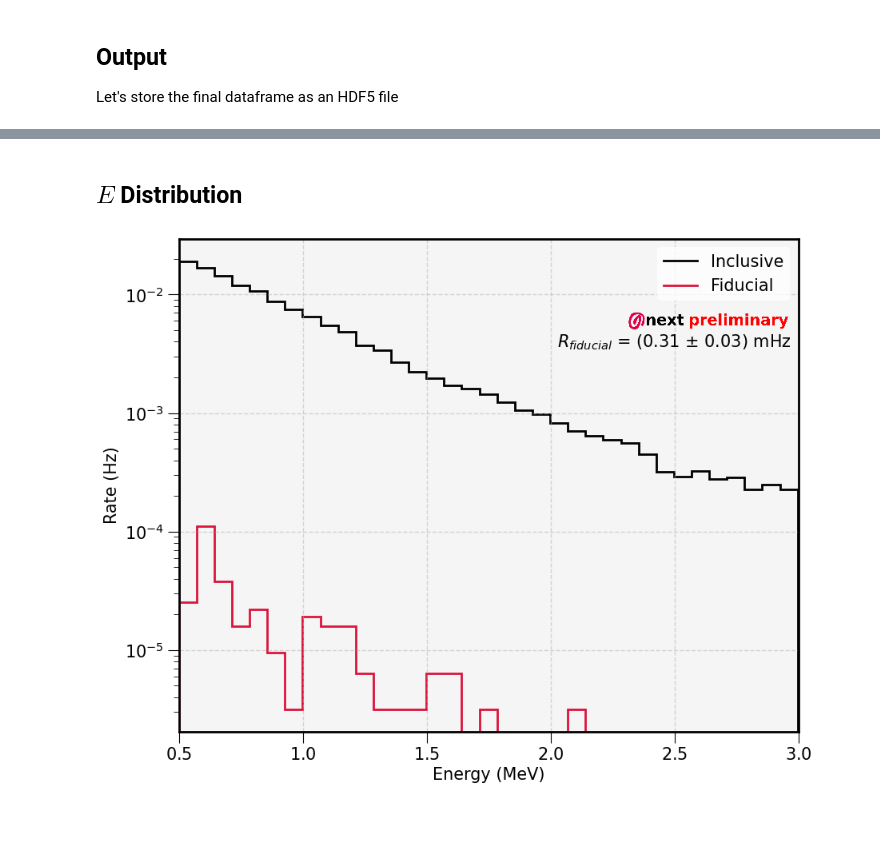
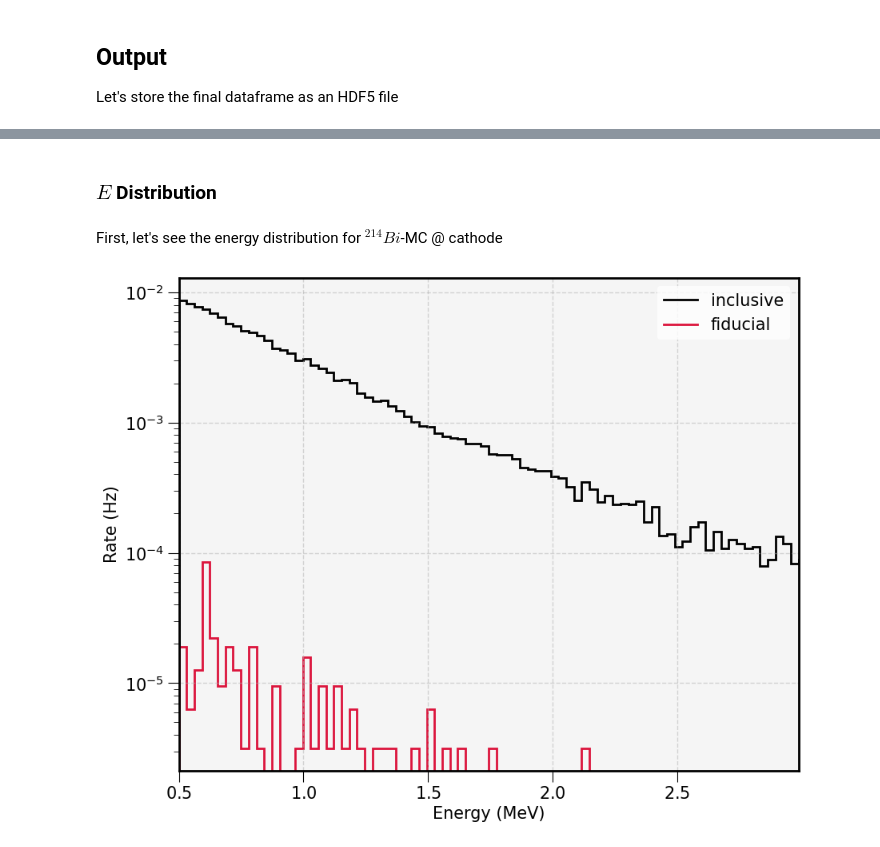
Before and after one commit to camacortespar/next-analysis, a Jupyter notebook: NEXT-100/Rn_analysis/02_Bi_MC.ipynb, the cells around one changed output, grey strips where cells are left out. Drawn from its saved outputs; the diff is of its cells as text; code cells hidden in the pictures; blank space fills up the shorter version.

Commit message:
Bi-MC analysis finished successfully. Let's see if we nedd to perform changes.

```diff
--- a/NEXT-100/Rn_analysis/02_Bi_MC.ipynb
+++ b/NEXT-100/Rn_analysis/02_Bi_MC.ipynb
@@ -839,7 +836,7 @@ all_sophronia_dfs = []
 
 # ----- Parallel Processing ----- #
 print(f"----- Processing {len(MC_PATHS)} files in parallel -----")
-results = Parallel(n_jobs=-1, verbose=10)(
+results = Parallel(n_jobs=-1, verbose=2)(
     delayed(process_mc_file)(h5_path) for h5_path in MC_PATHS
 )
 print("Processing complete.")
@@ -1087,0 +1114,3 @@ Opening HDF5 store for writing: /lustre/ific.uv.es/prj/gl/neutrinos/users/ccorte
+# %%
+all_fidu_evts_df  = ALL_EVTS_DF[ALL_EVTS_DF['region'] == 'fiducial'].copy()
+cath_fidu_evts_df = CATH_EVTS_DF[CATH_EVTS_DF['region'] == 'fiducial'].copy()
@@ -1131,53 +1231,55 @@ plt.show()
 # %% [markdown]
-## $E$ Distribution
+### $E$ Distribution
+# %% [markdown]
+First, let's see the energy distribution for $^{214}Bi$-MC @ cathode
 # %%
 # Global
-n_bins = 35
-
+n_bins = 100
 fig, ax = plt.subplots()
 
 # ----- Define the Binning ----- #
 # Use the "Inclusive" region to define the binning
-mc_all = selected_mc_df['Electron']['Inclusive']
-_, E_edges = np.histogram(mc_all['E_corr'], bins=n_bins)
+_, E_edges = np.histogram(CATH_EVTS_DF['E_mev'], bins=n_bins)
 
-for i, region in enumerate(['Inclusive', 'Fiducial']):
+for i, region in enumerate(['inclusive', 'fiducial']):
 
     # Dataframe
-    mc_region = selected_mc_df['Electron'][region]
+    if region == 'inclusive':
+        mc_region = CATH_EVTS_DF.copy()
+    else:
+        mc_region = cath_fidu_evts_df.copy()
 
     # Variables
-    E = mc_region['E_corr']
+    E = mc_region['E_mev']
 
     # Histogram
     E_counts, _ = np.histogram(E, bins=E_edges)
-    E_rate = E_counts / selected_mc_df['Run_time']
+    E_rate = E_counts / RUN_TIME_CATH
 
     # ----- Plotting ----- #
     plt.stairs(E_rate, E_edges, label=region,
                fill=False, ec=pt.hist_colors[i % len(pt.hist_colors)], lw=2.0)
 
 # plt.axvline(x=1.59, c='grey', ls='--', lw=1.0)        # DEP
 
-# ----- Styling ----- #
-# Important text
-plt.text(2.50, 4e-3, r'$R_{fiducial}$'f' = ({RATE_CV*1e3:.2f} ± {RATE_ERR*1e3:.2f}) mHz', va='center', ha='center')
+# # ----- Styling ----- #
+# # Important text
+# plt.text(3.0, 4e-3, r'$R_{fiducial}$'f' = ({CATH_RATE_FIDU_CV*1e3:.2f} ± {CATH_RATE_FIDU_ERR*1e3:.2f}) mHz', va='center', ha='center')
 
-# Preliminary logo
-LOGO_BOX    = OffsetImage(PRELIM_LOGO, zoom = 0.1)
-xy = (2.65, 6e-3)
-ab = AnnotationBbox(LOGO_BOX, xy, xybox=(0, 0), xycoords='data', boxcoords="offset points",  frameon=False)
-ax.add_artist(ab)
+# # Preliminary logo
+# LOGO_BOX = OffsetImage(PRELIM_LOGO, zoom = 0.1)
+# xy = (2.8, 6e-3)
+# ab = AnnotationBbox(LOGO_BOX, xy, xybox=(0, 0), xycoords='data', boxcoords="offset points",  frameon=False)
+# ax.add_artist(ab)
 
 plt.xlabel('Energy (MeV)')
-plt.xlim(TRG2_THRESHOLD, ENERGY_THRESHOLD)
+plt.xlim(TRG2_THRESHOLD, min(E_edges, key=lambda x: abs(x - 3)))
 plt.ylabel('Rate (Hz)')
 plt.yscale('log')
 plt.legend()
-
 plt.grid(True)
 plt.gca().set_facecolor("whitesmoke")
-plt.savefig(f'/lhome/ific/c/ccortesp/Analysis/NEXT-100/Rn_analysis/images/Bi_Fiducial.pdf')
+plt.savefig(f'/lhome/ific/c/ccortesp/Analysis/NEXT-100/Rn_analysis/images/Bi_Energy_Spectrum_Cathode_MC.pdf')
 plt.show()
 # %% [output]
-[figure, old version]
+[figure, new version]
```
Also changed, not shown: parts of 27 cells of this notebook, 8 other files.
